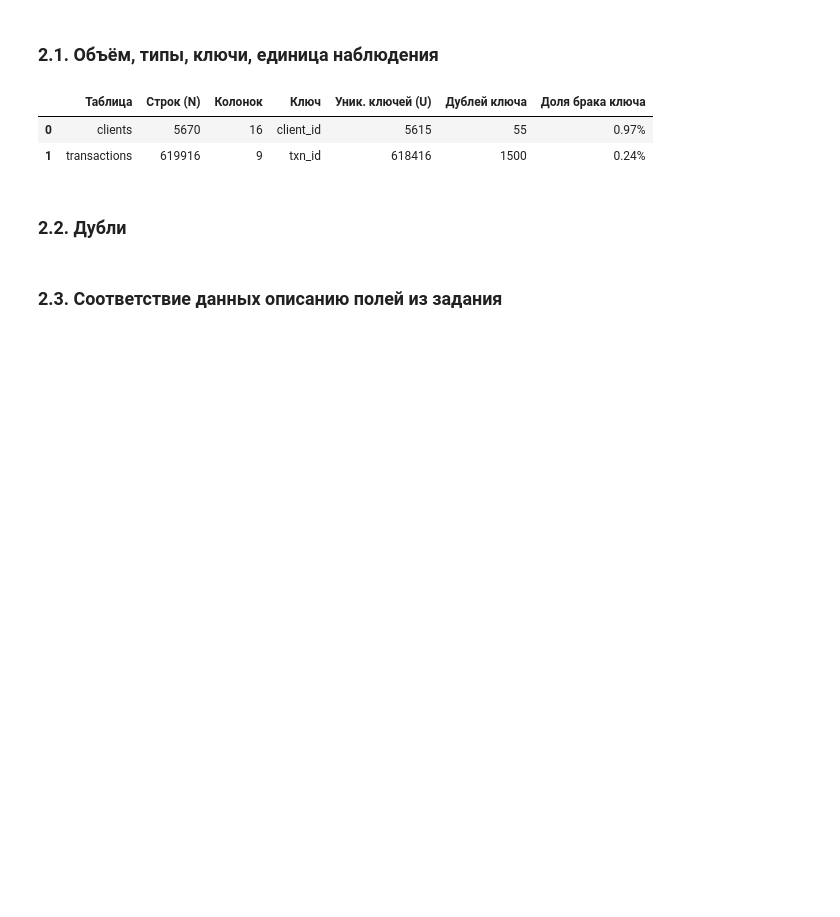
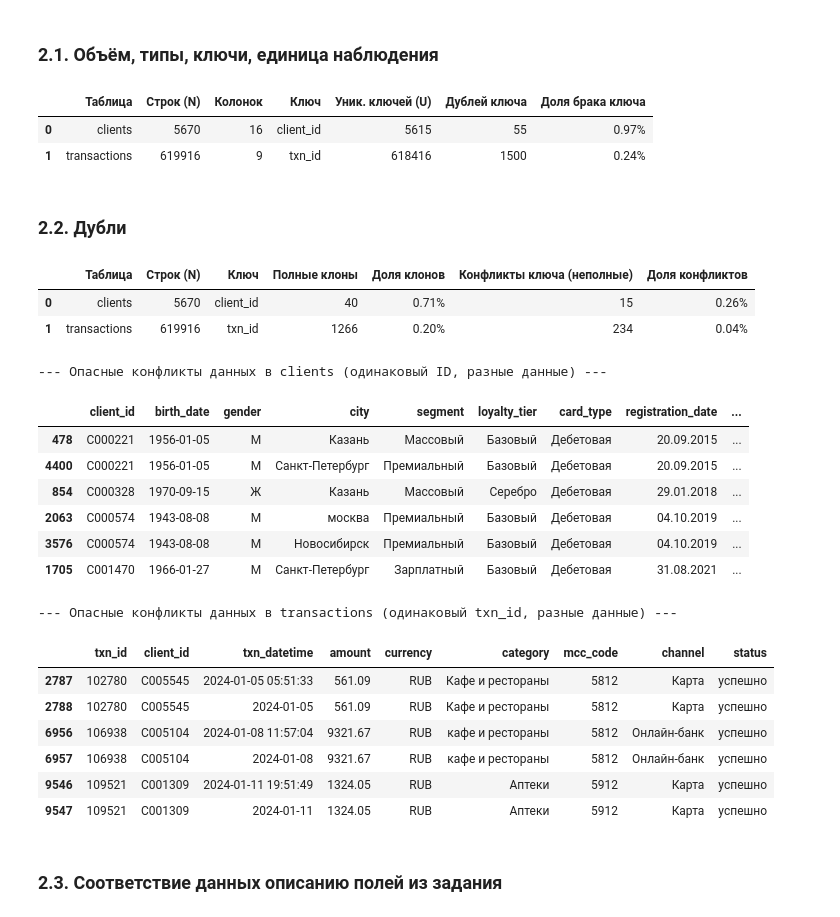
Before and after one commit to KQnok/Kuralionak_Karyna_Lab1, a Jupyter notebook: 01_analysis.ipynb, the cells around one changed output. Saved outputs shown, nothing was run; the diff lists cells and outputs as text; code cells hidden in the pictures; blank space fills up the shorter version.

```diff
--- a/01_analysis.ipynb
+++ b/01_analysis.ipynb
@@ -95,5 +95,66 @@ display(audit_summary)
 | 1 | transactions | 619916 | 9 | txn_id | 618416 | 1500 | 0.24% |
 # %% [markdown]
 ### 2.2. Дубли
+# %%
+n_c = len(raw_clients)
+full_dup_c = raw_clients.duplicated().sum()
+key_dup_c = raw_clients.duplicated(subset=['client_id']).sum()
+conflict_c = key_dup_c - full_dup_c
+
+n_t = len(raw_transactions)
+full_dup_t = raw_transactions.duplicated().sum()
+key_dup_t = raw_transactions.duplicated(subset=['txn_id']).sum()
+conflict_t = key_dup_t - full_dup_t
+
+dup_summary = pd.DataFrame([
+    {
+        'Таблица': 'clients',
+        'Строк (N)': n_c,
+        'Ключ': 'client_id',
+        'Полные клоны': full_dup_c,
+        'Доля клонов': f"{full_dup_c / n_c:.2%}",
+        'Конфликты ключа (неполные)': conflict_c,
+        'Доля конфликтов': f"{conflict_c / n_c:.2%}"
+    },
+    {
+        'Таблица': 'transactions',
+        'Строк (N)': n_t,
+        'Ключ': 'txn_id',
+        'Полные клоны': full_dup_t,
+        'Доля клонов': f"{full_dup_t / n_t:.2%}",
+        'Конфликты ключа (неполные)': conflict_t,
+        'Доля конфликтов': f"{conflict_t / n_t:.2%}"
+    }
+])
+
+display(dup_summary)
+
+print("\n--- Опасные конфликты данных в clients (одинаковый ID, разные данные) ---")
+client_conflicts = raw_clients[raw_clients.duplicated(subset=['client_id'], keep=False) & ~raw_clients.duplicated(keep=False)]
+display(client_conflicts.sort_values('client_id').head(6))
+
+print("\n--- Опасные конфликты данных в transactions (одинаковый txn_id, разные данные) ---")
+tx_conflicts = raw_transactions[raw_transactions.duplicated(subset=['txn_id'], keep=False) & ~raw_transactions.duplicated(keep=False)]
+display(tx_conflicts.sort_values('txn_id').head(6))
+# %% [output]
+|  | Таблица | Строк (N) | Ключ | Полные клоны | Доля клонов | Конфликты ключа (неполные) | Доля конфликтов |
+| 0 | clients | 5670 | client_id | 40 | 0.71% | 15 | 0.26% |
+| 1 | transactions | 619916 | txn_id | 1266 | 0.20% | 234 | 0.04% |
+--- Опасные конфликты данных в clients (одинаковый ID, разные данные) ---
+|  | client_id | birth_date | gender | city | segment | loyalty_tier | card_type | registration_date | ... |
+| 478 | C000221 | 1956-01-05 | М | Казань | Массовый | Базовый | Дебетовая | 20.09.2015 | ... |
+| 4400 | C000221 | 1956-01-05 | М | Санкт-Петербург | Премиальный | Базовый | Дебетовая | 20.09.2015 | ... |
+| 854 | C000328 | 1970-09-15 | Ж | Казань | Массовый | Серебро | Дебетовая | 29.01.2018 | ... |
+| 2063 | C000574 | 1943-08-08 | М | москва | Премиальный | Базовый | Дебетовая | 04.10.2019 | ... |
+| 3576 | C000574 | 1943-08-08 | М | Новосибирск | Премиальный | Базовый | Дебетовая | 04.10.2019 | ... |
+| 1705 | C001470 | 1966-01-27 | М | Санкт-Петербург | Зарплатный | Базовый | Дебетовая | 31.08.2021 | ... |
+--- Опасные конфликты данных в transactions (одинаковый txn_id, разные данные) ---
+|  | txn_id | client_id | txn_datetime | amount | currency | category | mcc_code | channel | status |
+| 2787 | 102780 | C005545 | 2024-01-05 05:51:33 | 561.09 | RUB | Кафе и рестораны | 5812 | Карта | успешно |
+| 2788 | 102780 | C005545 | 2024-01-05 | 561.09 | RUB | Кафе и рестораны | 5812 | Карта | успешно |
+| 6956 | 106938 | C005104 | 2024-01-08 11:57:04 | 9321.67 | RUB | кафе и рестораны | 5812 | Онлайн-банк | успешно |
+| 6957 | 106938 | C005104 | 2024-01-08 | 9321.67 | RUB | кафе и рестораны | 5812 | Онлайн-банк | успешно |
+| 9546 | 109521 | C001309 | 2024-01-11 19:51:49 | 1324.05 | RUB | Аптеки | 5912 | Карта | успешно |
+| 9547 | 109521 | C001309 | 2024-01-11 | 1324.05 | RUB | Аптеки | 5912 | Карта | успешно |
 # %% [markdown]
 ### 2.3. Соответствие данных описанию полей из задания
```
Also changed, not shown: parts of 1 cell of this notebook.
